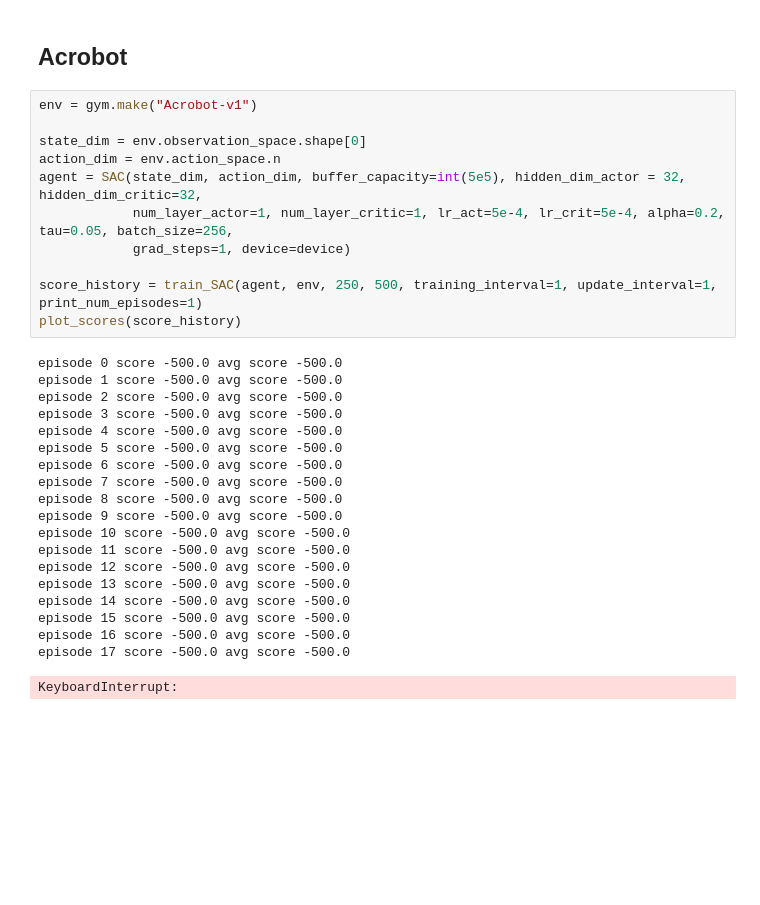
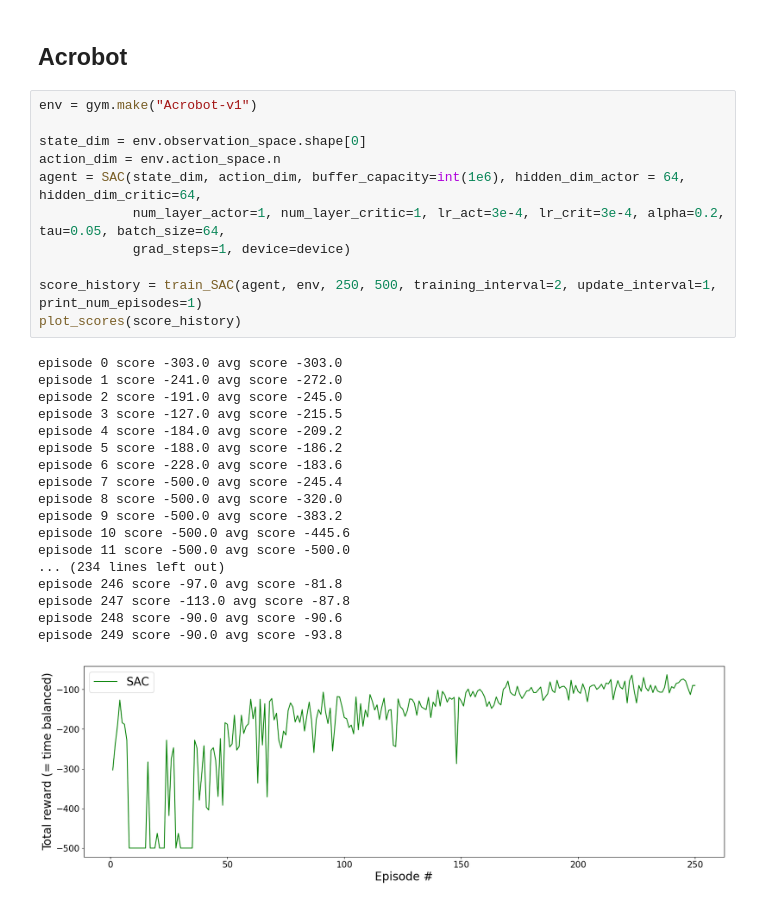
Before and after one commit to mischamez48/PRL_PPO-SAC_ImplPRL_PPO-SAC_Implementationementation, a Jupyter notebook: SAC_upgrade.ipynb, the cells around one changed output. Cells and saved outputs as stored; diff of their text form; blank space fills up the shorter version.

Commit message:
Plots + beaucoup de bordel

```diff
--- a/SAC_upgrade.ipynb
+++ b/SAC_upgrade.ipynb
@@ -389,34 +449,33 @@ episode 199 score 500.0 avg score 497.1
 # %%
 env = gym.make("Acrobot-v1")
 
 state_dim = env.observation_space.shape[0]
 action_dim = env.action_space.n
-agent = SAC(state_dim, action_dim, buffer_capacity=int(5e5), hidden_dim_actor = 32, hidden_dim_critic=32,
-            num_layer_actor=1, num_layer_critic=1, lr_act=5e-4, lr_crit=5e-4, alpha=0.2, tau=0.05, batch_size=256,
+agent = SAC(state_dim, action_dim, buffer_capacity=int(1e6), hidden_dim_actor = 64, hidden_dim_critic=64,
+            num_layer_actor=1, num_layer_critic=1, lr_act=3e-4, lr_crit=3e-4, alpha=0.2, tau=0.05, batch_size=64,
             grad_steps=1, device=device)
 
-score_history = train_SAC(agent, env, 250, 500, training_interval=1, update_interval=1, print_num_episodes=1)
+score_history = train_SAC(agent, env, 250, 500, training_interval=2, update_interval=1, print_num_episodes=1)
 plot_scores(score_history)
 # %% [output]
-episode 0 score -500.0 avg score -500.0
-episode 1 score -500.0 avg score -500.0
-episode 2 score -500.0 avg score -500.0
-episode 3 score -500.0 avg score -500.0
-episode 4 score -500.0 avg score -500.0
-episode 5 score -500.0 avg score -500.0
-episode 6 score -500.0 avg score -500.0
-episode 7 score -500.0 avg score -500.0
-episode 8 score -500.0 avg score -500.0
-episode 9 score -500.0 avg score -500.0
-episode 10 score -500.0 avg score -500.0
+episode 0 score -303.0 avg score -303.0
+episode 1 score -241.0 avg score -272.0
+episode 2 score -191.0 avg score -245.0
+episode 3 score -127.0 avg score -215.5
+episode 4 score -184.0 avg score -209.2
+episode 5 score -188.0 avg score -186.2
+episode 6 score -228.0 avg score -183.6
+episode 7 score -500.0 avg score -245.4
+episode 8 score -500.0 avg score -320.0
+episode 9 score -500.0 avg score -383.2
+episode 10 score -500.0 avg score -445.6
 episode 11 score -500.0 avg score -500.0
-episode 12 score -500.0 avg score -500.0
-episode 13 score -500.0 avg score -500.0
-episode 14 score -500.0 avg score -500.0
-episode 15 score -500.0 avg score -500.0
-episode 16 score -500.0 avg score -500.0
-episode 17 score -500.0 avg score -500.0
+... (234 lines left out)
+episode 246 score -97.0 avg score -81.8
+episode 247 score -113.0 avg score -87.8
+episode 248 score -90.0 avg score -90.6
+episode 249 score -90.0 avg score -93.8
-KeyboardInterrupt:
+[figure, added]
 # %%
 import csv
 
```
Also changed, not shown: parts of 6 cells of this notebook, 12 other files.
